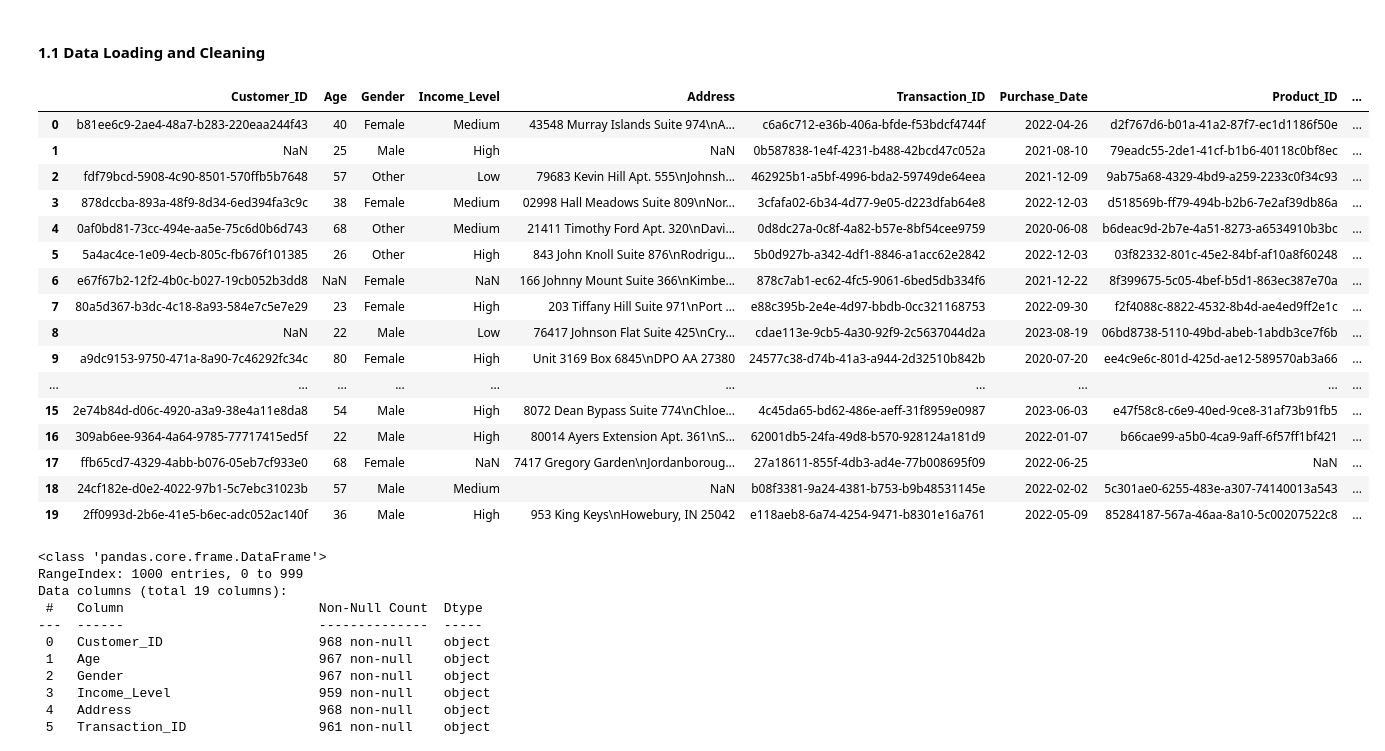
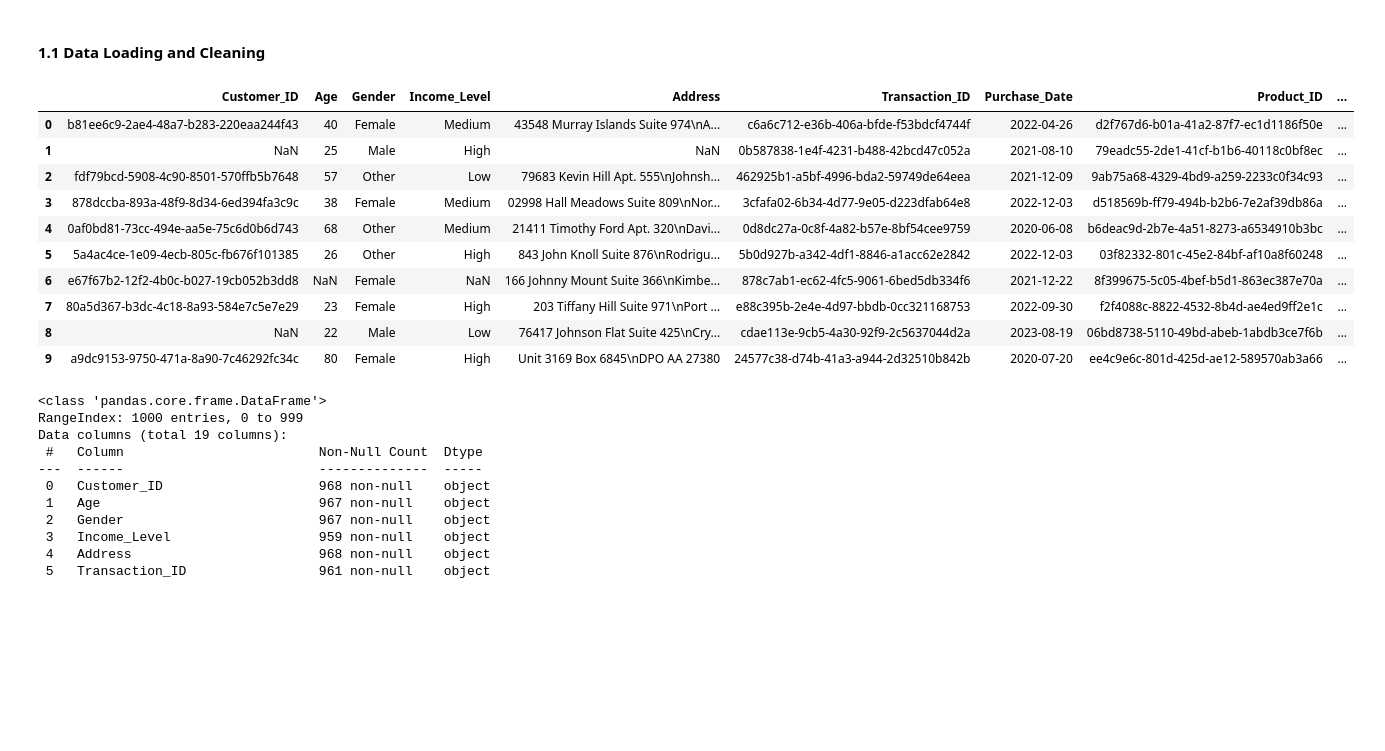
Before and after one commit to its-hasaan/Imtiaz-Mart-Customer-Behavior-Analysis-Predictive-Modeling, a Jupyter notebook: Projectfile.ipynb, the cells around one changed output. Drawn from its saved outputs; the diff is of its cells as text; code cells hidden in the pictures; blank space fills up the shorter version.

```diff
--- a/Projectfile.ipynb
+++ b/Projectfile.ipynb
@@ -5,40 +5,32 @@
 # %%
 import numpy as np
 import pandas as pd
 import json
 import matplotlib.pyplot as plt
 import seaborn as sns
 
 # Load the JSON file into a DataFrame
-file_path = 'electronics.json'  # Replace with your JSON file path
+file_path = 'electronics.json'
 with open(file_path, 'r') as file:
     data = json.load(file)
 
 df = pd.DataFrame(data)
 
 # Replace empty strings with NaN so they can be counted as null values
 df.replace("", np.nan, inplace=True)
 
 # Display the first few rows of the DataFrame
-df.head(20)
-# changing file to csv for better readabilty
-# df.to_csv('electronics.csv', index=False)
+df.head(10)
 # %% [output]
 |  | Customer_ID | Age | Gender | Income_Level | Address | Transaction_ID | Purchase_Date | Product_ID | ... |
 | 0 | b81ee6c9-2ae4-48a7-b283-220eaa244f43 | 40 | Female | Medium | 43548 Murray Islands Suite 974\nA... | c6a6c712-e36b-406a-bfde-f53bdcf4744f | 2022-04-26 | d2f767d6-b01a-41a2-87f7-ec1d1186f50e | ... |
 | 1 | NaN | 25 | Male | High | NaN | 0b587838-1e4f-4231-b488-42bcd47c052a | 2021-08-10 | 79eadc55-2de1-41cf-b1b6-40118c0bf8ec | ... |
 | 2 | fdf79bcd-5908-4c90-8501-570ffb5b7648 | 57 | Other | Low | 79683 Kevin Hill Apt. 555\nJohnsh... | 462925b1-a5bf-4996-bda2-59749de64eea | 2021-12-09 | 9ab75a68-4329-4bd9-a259-2233c0f34c93 | ... |
 | 3 | 878dccba-893a-48f9-8d34-6ed394fa3c9c | 38 | Female | Medium | 02998 Hall Meadows Suite 809\nNor... | 3cfafa02-6b34-4d77-9e05-d223dfab64e8 | 2022-12-03 | d518569b-ff79-494b-b2b6-7e2af39db86a | ... |
 | 4 | 0af0bd81-73cc-494e-aa5e-75c6d0b6d743 | 68 | Other | Medium | 21411 Timothy Ford Apt. 320\nDavi... | 0d8dc27a-0c8f-4a82-b57e-8bf54cee9759 | 2020-06-08 | b6deac9d-2b7e-4a51-8273-a6534910b3bc | ... |
 | 5 | 5a4ac4ce-1e09-4ecb-805c-fb676f101385 | 26 | Other | High | 843 John Knoll Suite 876\nRodrigu... | 5b0d927b-a342-4df1-8846-a1acc62e2842 | 2022-12-03 | 03f82332-801c-45e2-84bf-af10a8f60248 | ... |
 | 6 | e67f67b2-12f2-4b0c-b027-19cb052b3dd8 | NaN | Female | NaN | 166 Johnny Mount Suite 366\nKimbe... | 878c7ab1-ec62-4fc5-9061-6bed5db334f6 | 2021-12-22 | 8f399675-5c05-4bef-b5d1-863ec387e70a | ... |
 | 7 | 80a5d367-b3dc-4c18-8a93-584e7c5e7e29 | 23 | Female | High | 203 Tiffany Hill Suite 971\nPort ... | e88c395b-2e4e-4d97-bbdb-0cc321168753 | 2022-09-30 | f2f4088c-8822-4532-8b4d-ae4ed9ff2e1c | ... |
 | 8 | NaN | 22 | Male | Low | 76417 Johnson Flat Suite 425\nCry... | cdae113e-9cb5-4a30-92f9-2c5637044d2a | 2023-08-19 | 06bd8738-5110-49bd-abeb-1abdb3ce7f6b | ... |
 | 9 | a9dc9153-9750-471a-8a90-7c46292fc34c | 80 | Female | High | Unit 3169 Box 6845\nDPO AA 27380 | 24577c38-d74b-41a3-a944-2d32510b842b | 2020-07-20 | ee4c9e6c-801d-425d-ae12-589570ab3a66 | ... |
-| ... | ... | ... | ... | ... | ... | ... | ... | ... | ... |
-| 15 | 2e74b84d-d06c-4920-a3a9-38e4a11e8da8 | 54 | Male | High | 8072 Dean Bypass Suite 774\nChloe... | 4c45da65-bd62-486e-aeff-31f8959e0987 | 2023-06-03 | e47f58c8-c6e9-40ed-9ce8-31af73b91fb5 | ... |
-| 16 | 309ab6ee-9364-4a64-9785-77717415ed5f | 22 | Male | High | 80014 Ayers Extension Apt. 361\nS... | 62001db5-24fa-49d8-b570-928124a181d9 | 2022-01-07 | b66cae99-a5b0-4ca9-9aff-6f57ff1bf421 | ... |
-| 17 | ffb65cd7-4329-4abb-b076-05eb7cf933e0 | 68 | Female | NaN | 7417 Gregory Garden\nJordanboroug... | 27a18611-855f-4db3-ad4e-77b008695f09 | 2022-06-25 | NaN | ... |
-| 18 | 24cf182e-d0e2-4022-97b1-5c7ebc31023b | 57 | Male | Medium | NaN | b08f3381-9a24-4381-b753-b9b48531145e | 2022-02-02 | 5c301ae0-6255-483e-a307-74140013a543 | ... |
-| 19 | 2ff0993d-2b6e-41e5-b6ec-adc052ac140f | 36 | Male | High | 953 King Keys\nHowebury, IN 25042 | e118aeb8-6a74-4254-9471-b8301e16a761 | 2022-05-09 | 85284187-567a-46aa-8a10-5c00207522c8 | ... |
 # %%
```
Also changed, not shown: parts of 39 cells of this notebook.
